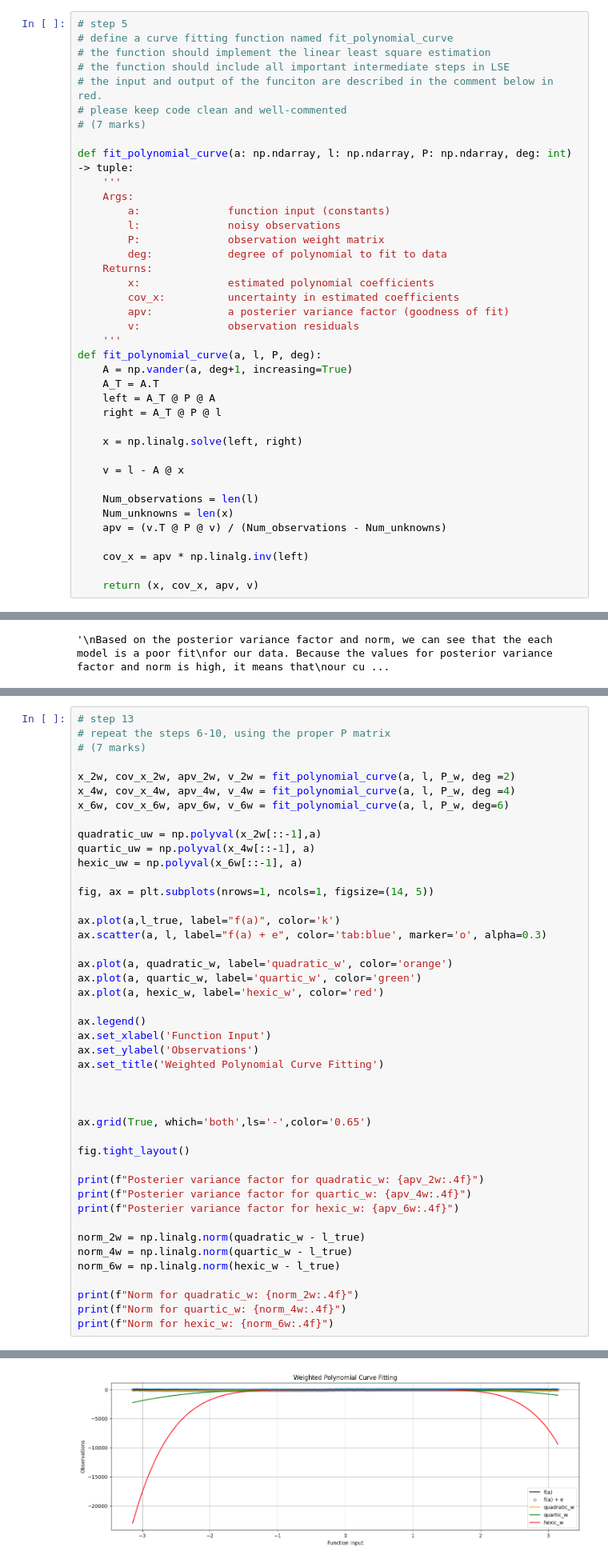
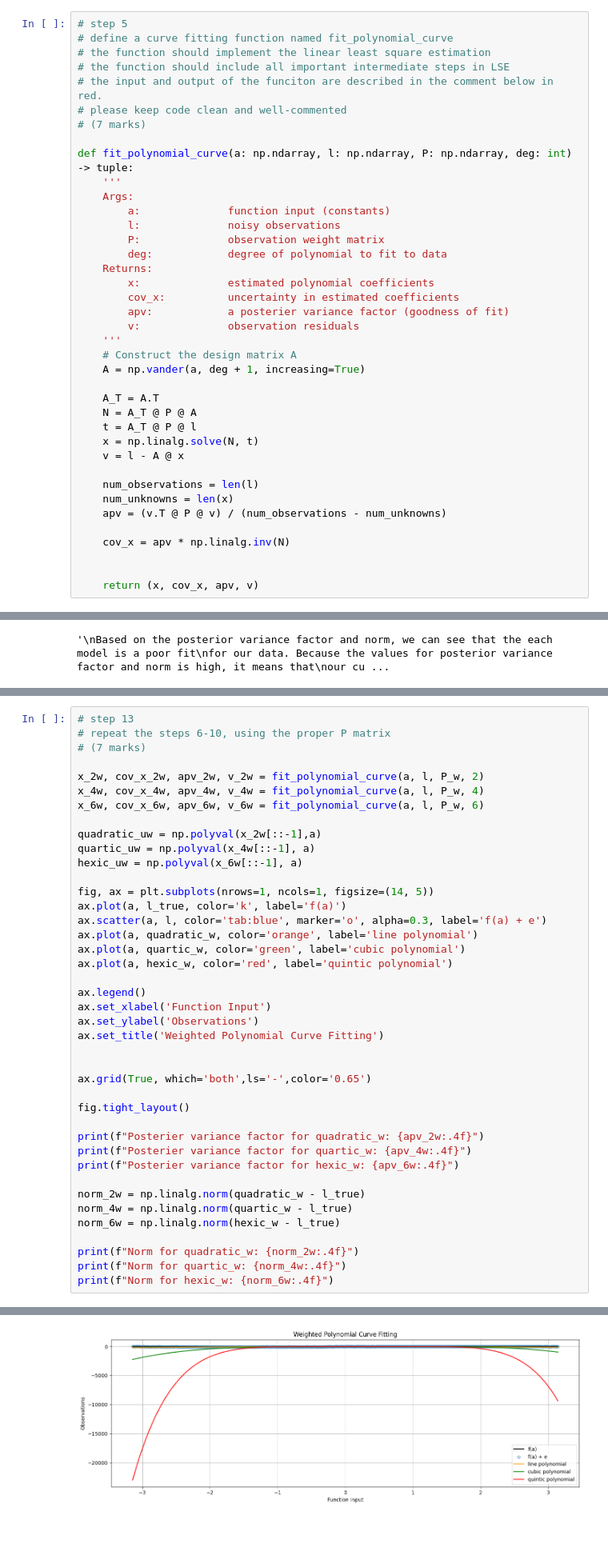
Before and after one commit to andrew-thai08/ENGG680_2025_Fall, a Jupyter notebook: Lab_Assignment1/Assignment1.ipynb, the cells around one changed output, grey strips where cells are left out. Shown at 80% size. Drawn from its saved outputs; the diff is of its cells as text; blank space fills up the shorter version.

```diff
--- a/Lab_Assignment1/Assignment1.ipynb
+++ b/Lab_Assignment1/Assignment1.ipynb
@@ -787,21 +787,21 @@ def fit_polynomial_curve(a: np.ndarray, l: np.ndarray, P: np.ndarray, deg: int)
         apv:            a posterier variance factor (goodness of fit)
         v:              observation residuals
     '''
-def fit_polynomial_curve(a, l, P, deg):
-    A = np.vander(a, deg+1, increasing=True)
+    # Construct the design matrix A
+    A = np.vander(a, deg + 1, increasing=True)
+
     A_T = A.T
-    left = A_T @ P @ A
-    right = A_T @ P @ l
-
-    x = np.linalg.solve(left, right)
-
+    N = A_T @ P @ A
+    t = A_T @ P @ l
+    x = np.linalg.solve(N, t)
     v = l - A @ x
 
-    Num_observations = len(l)
-    Num_unknowns = len(x)
-    apv = (v.T @ P @ v) / (Num_observations - Num_unknowns)
+    num_observations = len(l)
+    num_unknowns = len(x)
+    apv = (v.T @ P @ v) / (num_observations - num_unknowns)
 
-    cov_x = apv * np.linalg.inv(left)
+    cov_x = apv * np.linalg.inv(N)
+
 
     return (x, cov_x, apv, v)
 # %%
@@ -901,53 +900,50 @@ P_w = np.diag(1./l_var)
 # repeat the steps 6-10, using the proper P matrix
 # (7 marks)
 
-x_2w, cov_x_2w, apv_2w, v_2w = fit_polynomial_curve(a, l, P_w, deg =2)
-x_4w, cov_x_4w, apv_4w, v_4w = fit_polynomial_curve(a, l, P_w, deg =4)
-x_6w, cov_x_6w, apv_6w, v_6w = fit_polynomial_curve(a, l, P_w, deg=6)
+x_2w, cov_x_2w, apv_2w, v_2w = fit_polynomial_curve(a, l, P_w, 2)
+x_4w, cov_x_4w, apv_4w, v_4w = fit_polynomial_curve(a, l, P_w, 4)
+x_6w, cov_x_6w, apv_6w, v_6w = fit_polynomial_curve(a, l, P_w, 6)
 
 quadratic_uw = np.polyval(x_2w[::-1],a)
 quartic_uw = np.polyval(x_4w[::-1], a)
 hexic_uw = np.polyval(x_6w[::-1], a)
 
 fig, ax = plt.subplots(nrows=1, ncols=1, figsize=(14, 5))
-
-ax.plot(a,l_true, label="f(a)", color='k')
-ax.scatter(a, l, label="f(a) + e", color='tab:blue', marker='o', alpha=0.3)
-
-ax.plot(a, quadratic_w, label='quadratic_w', color='orange')
-ax.plot(a, quartic_w, label='quartic_w', color='green')
-ax.plot(a, hexic_w, label='hexic_w', color='red')
+ax.plot(a, l_true, color='k', label='f(a)')
+ax.scatter(a, l, color='tab:blue', marker='o', alpha=0.3, label='f(a) + e')
+ax.plot(a, quadratic_w, color='orange', label='line polynomial')
+ax.plot(a, quartic_w, color='green', label='cubic polynomial')
+ax.plot(a, hexic_w, color='red', label='quintic polynomial')
 
 ax.legend()
 ax.set_xlabel('Function Input')
 ax.set_ylabel('Observations')
 ax.set_title('Weighted Polynomial Curve Fitting')
-
 
 
 ax.grid(True, which='both',ls='-',color='0.65')
 
 fig.tight_layout()
 
 print(f"Posterier variance factor for quadratic_w: {apv_2w:.4f}")
 print(f"Posterier variance factor for quartic_w: {apv_4w:.4f}")
 print(f"Posterier variance factor for hexic_w: {apv_6w:.4f}")
 
 norm_2w = np.linalg.norm(quadratic_w - l_true)
 norm_4w = np.linalg.norm(quartic_w - l_true)
 norm_6w = np.linalg.norm(hexic_w - l_true)
 
 print(f"Norm for quadratic_w: {norm_2w:.4f}")
 print(f"Norm for quartic_w: {norm_4w:.4f}")
 print(f"Norm for hexic_w: {norm_6w:.4f}")
 # %% [output]
 Posterier variance factor for quadratic_w: 12.0730
 Posterier variance factor for quartic_w: 1.1442
 Posterier variance factor for hexic_w: 0.9449
 Norm for quadratic_w: 1475.1724
 Norm for quartic_w: 12936.2076
 Norm for hexic_w: 111346.2176
-[figure, old version]
+[figure, new version]
 # %%
 # step 14
 # Compare the results of a posterier variance factor and norm from unweighted LSE and weighted LSE, what phenomena do you observe? Explain this phenomena.
```
Also changed, not shown: parts of 3 cells of this notebook.
